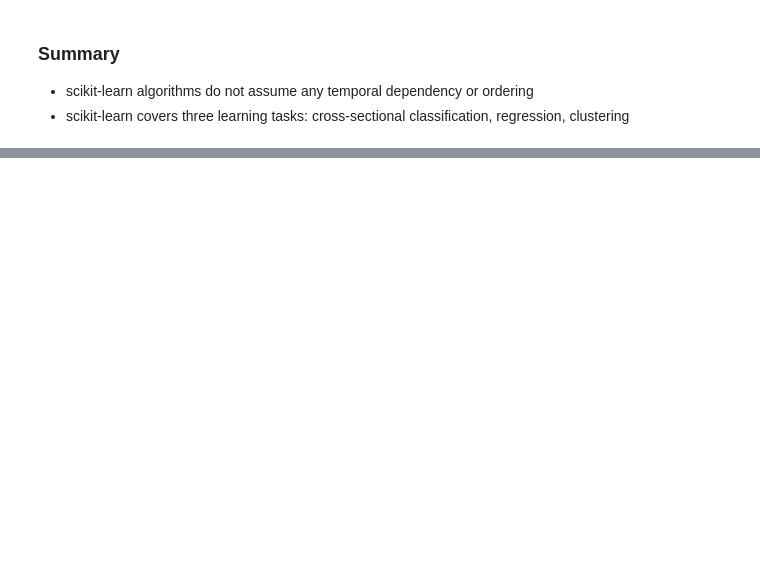
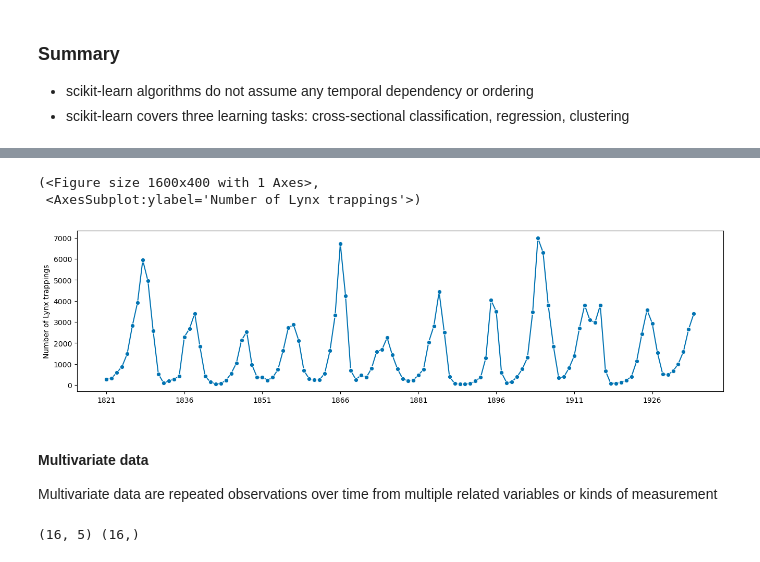
Before and after one commit to Edoch94/sktime-notes, a Jupyter notebook: intro_ML_with_TS.ipynb, the cells around one changed output, grey strips where cells are left out. Drawn from its saved outputs; the diff is of its cells as text; code cells hidden in the pictures; blank space fills up the shorter version.

```diff
--- a/intro_ML_with_TS.ipynb
+++ b/intro_ML_with_TS.ipynb
@@ -134,0 +137,21 @@ mean_squared_error(y_test,y_pred)
+# %%
+from sktime.datasets import load_lynx
+from sktime.utils.plotting import plot_series
+
+y = load_lynx()
+plot_series(y)
+# %% [output]
+(<Figure size 1600x400 with 1 Axes>,
+ <AxesSubplot:ylabel='Number of Lynx trappings'>)
+[figure, added]
+# %% [markdown]
+#### Multivariate data
+Multivariate data are repeated observations over time from multiple related variables or kinds of measurement
+# %%
+from sktime.datasets import load_longley
+
+y, X = load_longley()
+
+print(X.shape, y.shape)
+# %% [output]
+(16, 5) (16,)
```
Also changed, not shown: parts of 15 cells of this notebook, 1 other file.
